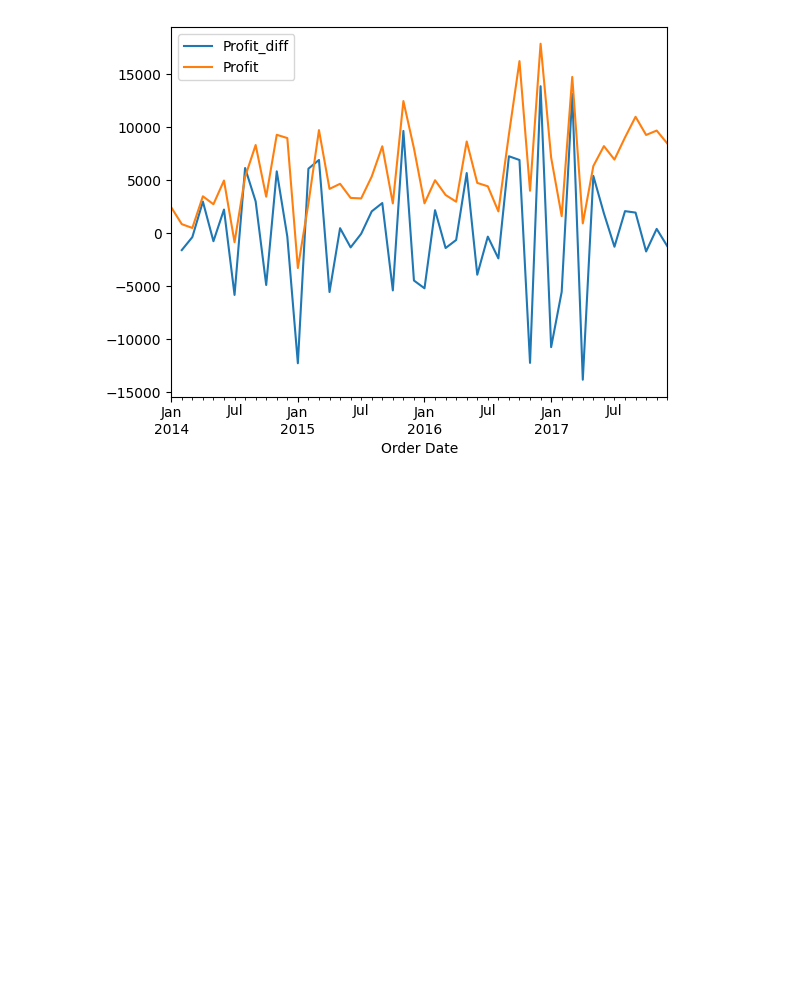
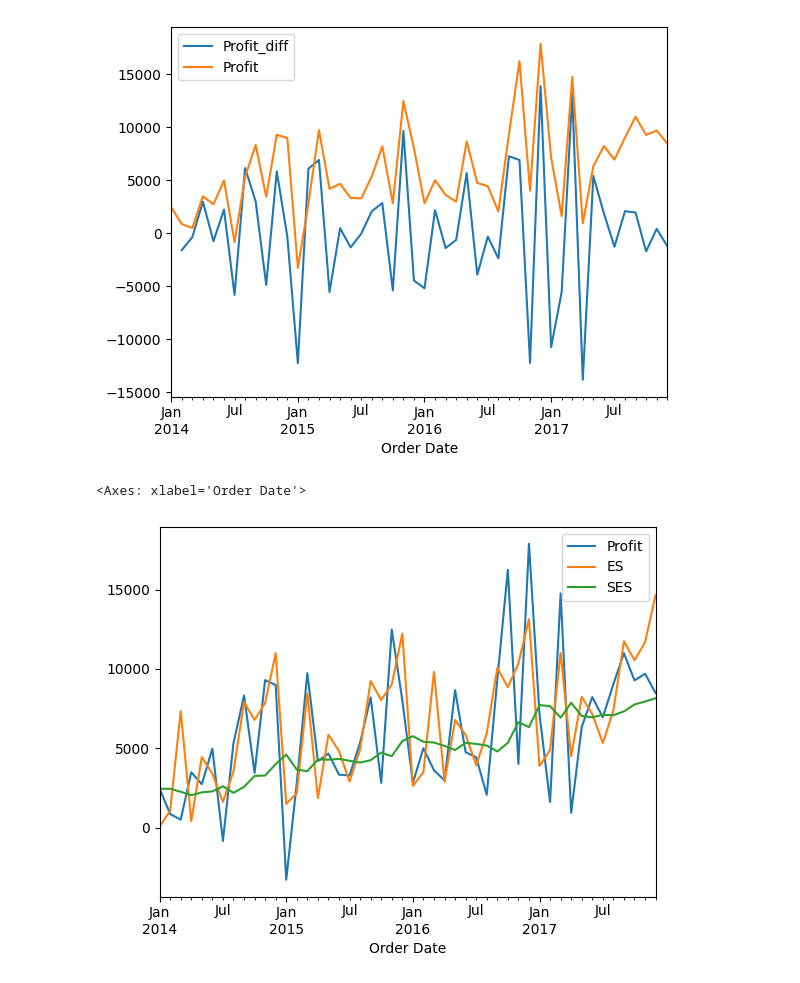
Before and after one commit to niceWizzard/pyseries, a Jupyter notebook: hey.ipynb, the cells around one changed output. Drawn from its saved outputs; the diff is of its cells as text; code cells hidden in the pictures; blank space fills up the shorter version.

```diff
--- a/hey.ipynb
+++ b/hey.ipynb
@@ -77,3 +77,16 @@ df_transformed.plot()
 # %% [output]
 <Axes: xlabel='Order Date'>
 [figure]
+# %%
+from statsmodels.tsa.holtwinters import ExponentialSmoothing, SimpleExpSmoothing
+
+model = ExponentialSmoothing(df["Profit"], trend="add", seasonal="add")
+df_hw = df[["Profit"]].copy()
+df_hw["ES"] = model.fit().fittedvalues
+df_hw["SES"] = SimpleExpSmoothing(df["Profit"]).fit().fittedvalues
+
+
+df_hw.plot()
+# %% [output]
+<Axes: xlabel='Order Date'>
+[figure, added]
```
Also changed, not shown: parts of 1 cell of this notebook.
